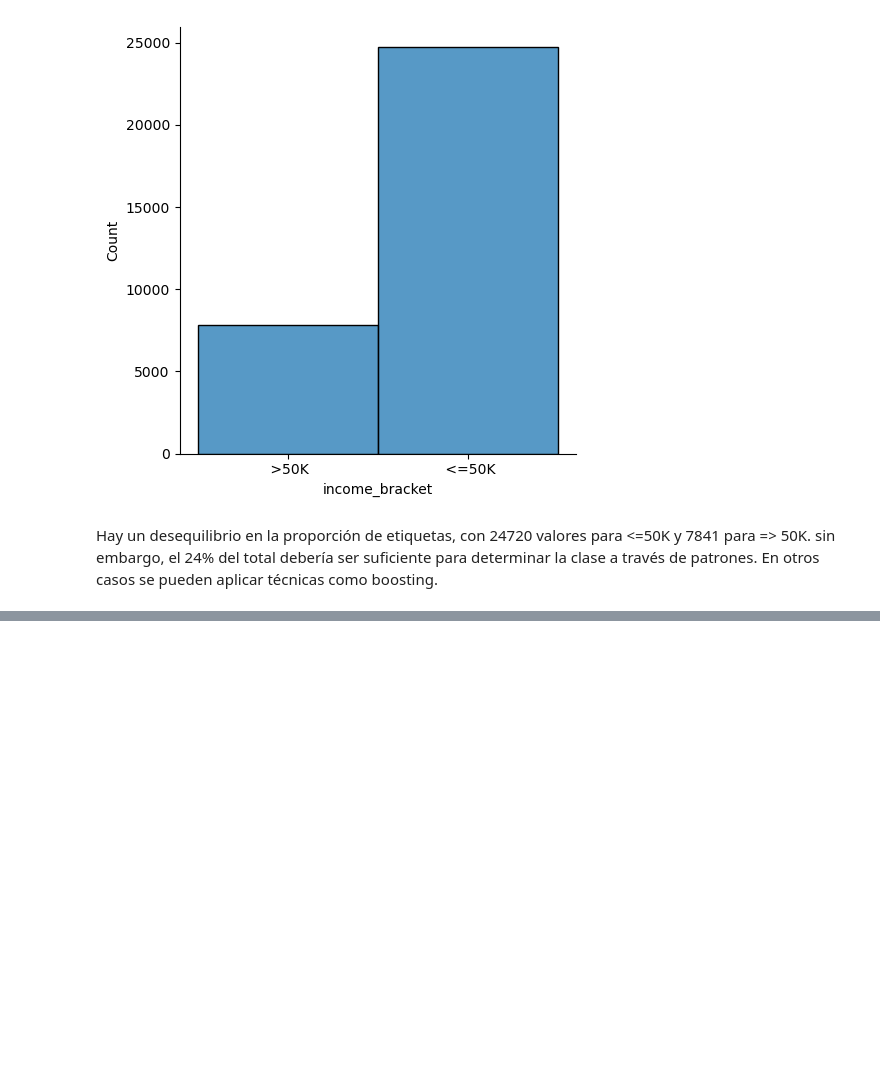
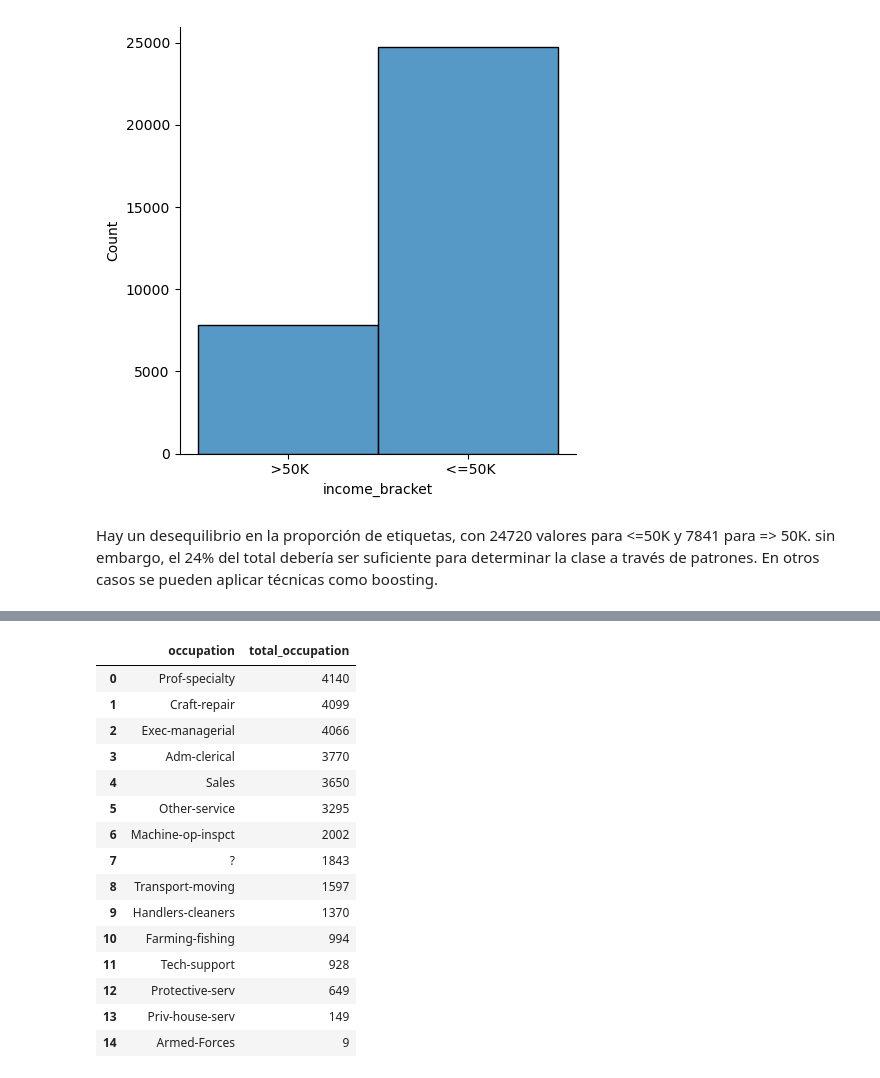
Before and after one commit to bryanfree66/bqml-examples, a Jupyter notebook: bqml_lr.ipynb, the cells around one changed output, grey strips where cells are left out. Saved outputs shown, nothing was run; the diff lists cells and outputs as text; code cells hidden in the pictures; blank space fills up the shorter version.

```diff
--- a/bqml_lr.ipynb
+++ b/bqml_lr.ipynb
@@ -261,0 +319,29 @@ Hay un desequilibrio en la proporción de etiquetas, con 24720 valores para <=50
+# %%
+# Comprobación de los valores de occupation.
+query = """
+SELECT
+  occupation,
+  COUNT(occupation) AS total_occupation
+FROM
+  `bigquery-public-data.ml_datasets.census_adult_income`
+GROUP BY occupation
+ORDER BY total_occupation DESC
+"""
+client.query(query).to_dataframe()
+# %% [output]
+|  | occupation | total_occupation |
+| 0 | Prof-specialty | 4140 |
+| 1 | Craft-repair | 4099 |
+| 2 | Exec-managerial | 4066 |
+| 3 | Adm-clerical | 3770 |
+| 4 | Sales | 3650 |
+| 5 | Other-service | 3295 |
+| 6 | Machine-op-inspct | 2002 |
+| 7 | ? | 1843 |
+| 8 | Transport-moving | 1597 |
+| 9 | Handlers-cleaners | 1370 |
+| 10 | Farming-fishing | 994 |
+| 11 | Tech-support | 928 |
+| 12 | Protective-serv | 649 |
+| 13 | Priv-house-serv | 149 |
+| 14 | Armed-Forces | 9 |
```
Also changed, not shown: parts of 5 cells of this notebook.
